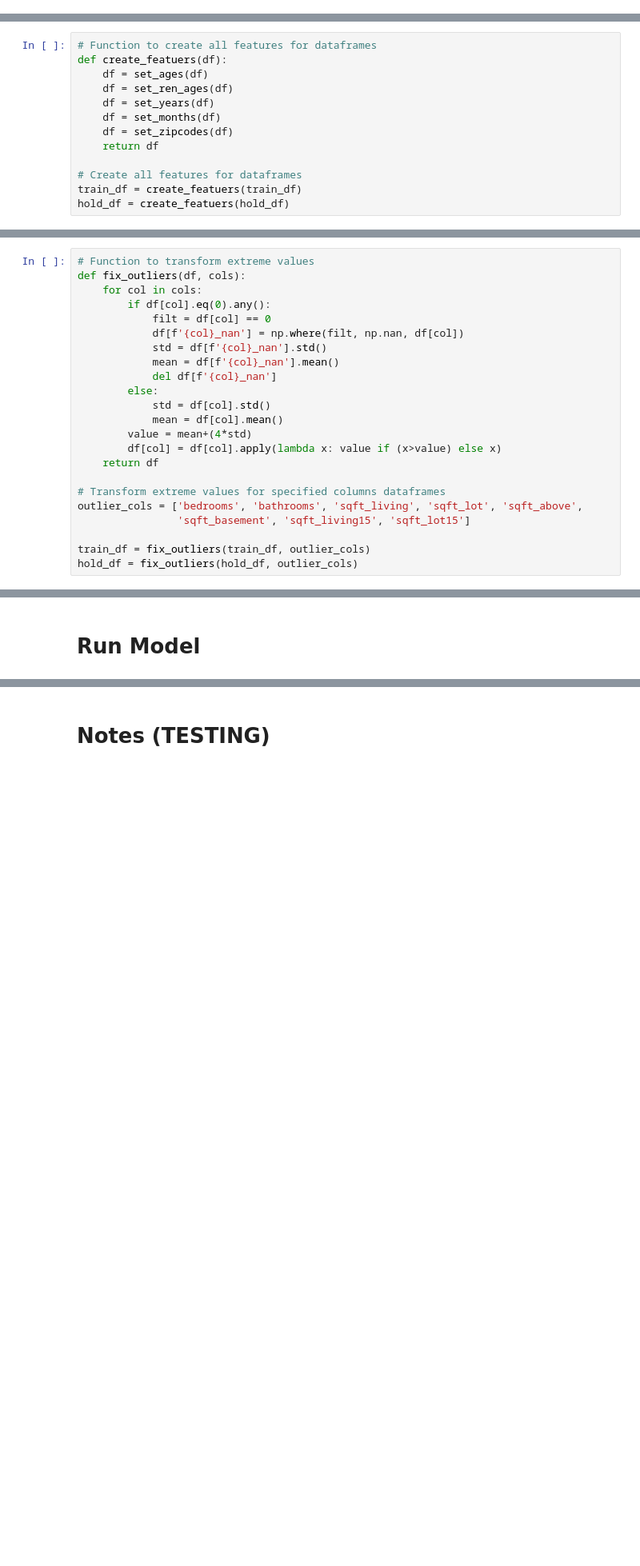
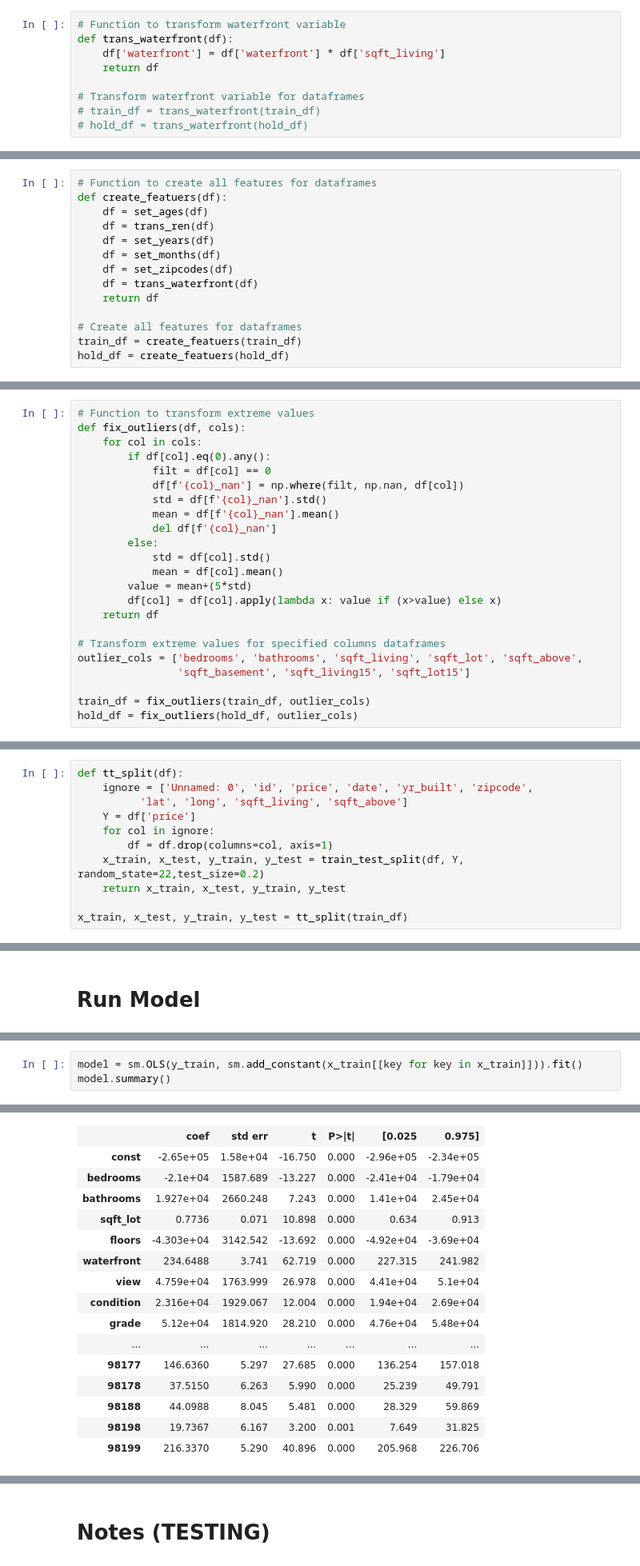
Before and after one commit to EricB10/housing-prices-regression-project, a Jupyter notebook: eric_notebook.ipynb, the cells around one changed output, grey strips where cells are left out. Shown at 80% size. Saved outputs shown, nothing was run; the diff lists cells and outputs as text; blank space fills up the shorter version.

Commit message:
features, model updates

```diff
--- a/eric_notebook.ipynb
+++ b/eric_notebook.ipynb
@@ -112,16 +99,26 @@ def set_zipcodes(df):
 # Create zipcode dummy variables for dataframes
 # train_df = set_zipcodes(train_df)
 # hold_df = set_zipcodes(hold_df)
+# %%
+# Function to transform waterfront variable
+def trans_waterfront(df):
+    df['waterfront'] = df['waterfront'] * df['sqft_living']
+    return df
+
+# Transform waterfront variable for dataframes
+# train_df = trans_waterfront(train_df)
+# hold_df = trans_waterfront(hold_df)
 # %% [markdown]
 # Apply Features to Dataframes
 # %%
 # Function to create all features for dataframes
 def create_featuers(df):
     df = set_ages(df)
-    df = set_ren_ages(df)
+    df = trans_ren(df)
     df = set_years(df)
     df = set_months(df)
     df = set_zipcodes(df)
+    df = trans_waterfront(df)
     return df
 
 # Create all features for dataframes
@@ -142,7 +139,7 @@ def fix_outliers(df, cols):
         else:
             std = df[col].std()
             mean = df[col].mean()
-        value = mean+(4*std)
+        value = mean+(5*std)
         df[col] = df[col].apply(lambda x: value if (x>value) else x)
     return df
 
@@ -219,0 +166,11 @@ pplot_features(train_df, train_features)
+# %%
+def tt_split(df):
+    ignore = ['Unnamed: 0', 'id', 'price', 'date', 'yr_built', 'zipcode',
+          'lat', 'long', 'sqft_living', 'sqft_above']
+    Y = df['price']
+    for col in ignore:
+        df = df.drop(columns=col, axis=1)
+    x_train, x_test, y_train, y_test = train_test_split(df, Y, random_state=22,test_size=0.2)
+    return x_train, x_test, y_train, y_test
+
+x_train, x_test, y_train, y_test = tt_split(train_df)
@@ -270,0 +182,4 @@ strong multicollinearity or other numerical problems.
+# %%
+model = sm.OLS(y_train, sm.add_constant(x_train[[key for key in x_train]])).fit()
+model.summary()
+# %% [output]
@@ -270,0 +196,16 @@ strong multicollinearity or other numerical problems.
+|  | coef | std err | t | P>|t| | [0.025 | 0.975] |
+| const | -2.65e+05 | 1.58e+04 | -16.750 | 0.000 | -2.96e+05 | -2.34e+05 |
+| bedrooms | -2.1e+04 | 1587.689 | -13.227 | 0.000 | -2.41e+04 | -1.79e+04 |
+| bathrooms | 1.927e+04 | 2660.248 | 7.243 | 0.000 | 1.41e+04 | 2.45e+04 |
+| sqft_lot | 0.7736 | 0.071 | 10.898 | 0.000 | 0.634 | 0.913 |
+| floors | -4.303e+04 | 3142.542 | -13.692 | 0.000 | -4.92e+04 | -3.69e+04 |
+| waterfront | 234.6488 | 3.741 | 62.719 | 0.000 | 227.315 | 241.982 |
+| view | 4.759e+04 | 1763.999 | 26.978 | 0.000 | 4.41e+04 | 5.1e+04 |
+| condition | 2.316e+04 | 1929.067 | 12.004 | 0.000 | 1.94e+04 | 2.69e+04 |
+| grade | 5.12e+04 | 1814.920 | 28.210 | 0.000 | 4.76e+04 | 5.48e+04 |
+| ... | ... | ... | ... | ... | ... | ... |
+| 98177 | 146.6360 | 5.297 | 27.685 | 0.000 | 136.254 | 157.018 |
+| 98178 | 37.5150 | 6.263 | 5.990 | 0.000 | 25.239 | 49.791 |
+| 98188 | 44.0988 | 8.045 | 5.481 | 0.000 | 28.329 | 59.869 |
+| 98198 | 19.7367 | 6.167 | 3.200 | 0.001 | 7.649 | 31.825 |
+| 98199 | 216.3370 | 5.290 | 40.896 | 0.000 | 205.968 | 226.706 |
```
Also changed, not shown: parts of 35 cells of this notebook.
